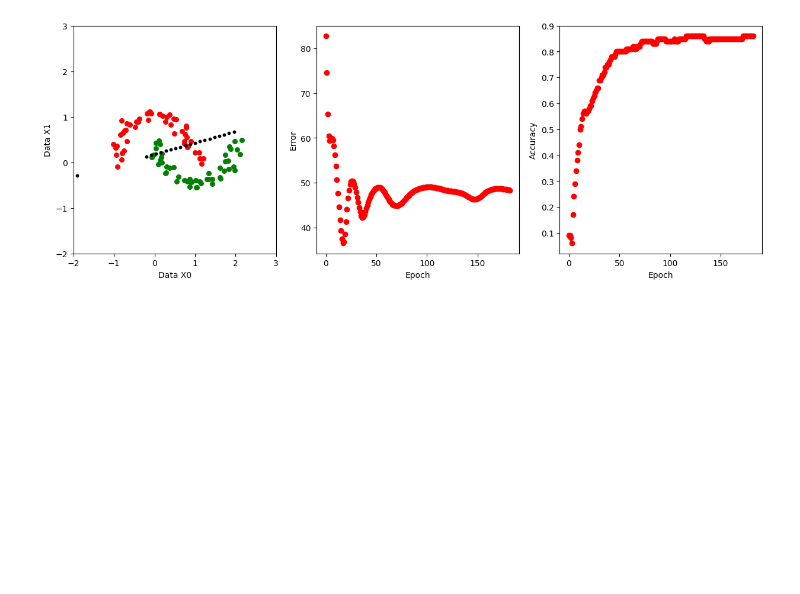
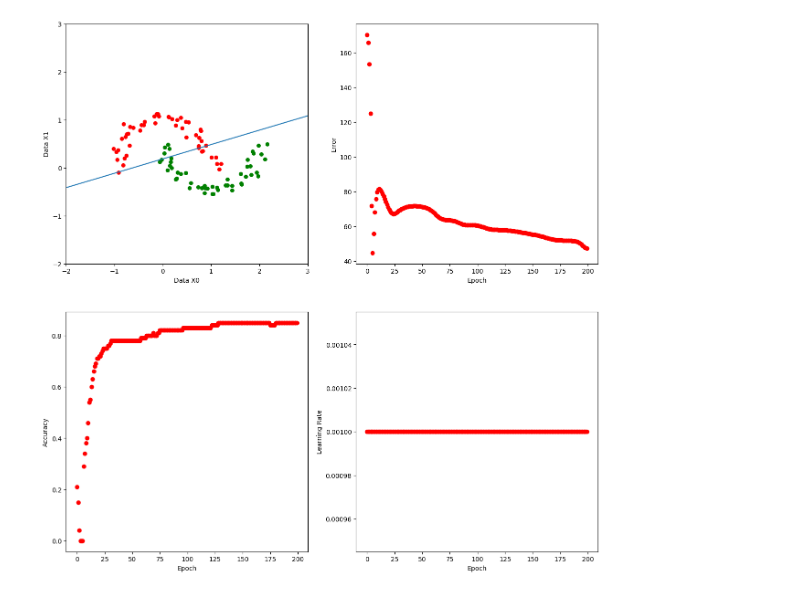
Before and after one commit to mihirgogate/micrograd, a Jupyter notebook: notebook.ipynb, the cells around one changed output. Saved outputs shown, nothing was run; the diff lists cells and outputs as text; code cells hidden in the pictures; blank space fills up the shorter version.

Commit message:
Use a line to plot the decision boundary instead of searching through all points

```diff
--- a/notebook.ipynb
+++ b/notebook.ipynb
@@ -266,10 +266,16 @@ def train(X, Y, n, plotter):
 
         # adjust the weights
         for p in n.parameters():
+            # direction = 1 if p.grad >= 0 else -1
             p.data = p.data - DELTA * p.grad
 
+
+        # get the x-intercept and y-intercept to show the decision boundary
+        [w0, w1, b] = n.parameters()
+        x_intercept = -b.data / w0.data
+        y_intercept = -b.data / w1.data
         # visualize the decision boundary
-        plotter.show_decision_boundary_and_stats(n, error, k, correct_predictions, incorrect_predictions)
+        plotter.show_decision_boundary_and_stats(n, error, k, correct_predictions, incorrect_predictions, DELTA, x_intercept, y_intercept)
 
 
 
@@ -277,67 +283,70 @@ class Plotter:
 
     def __init__(self, X, Y):
         # Create a figure for visualization the data
-        self.fig, ax = plt.subplots(1, 3, figsize=(15, 5))
+        self.fig, ax = plt.subplots(2, 2, figsize=(15, 15))
 
-        # figure to show the data
-        ax0 = ax[0]
-        ax0.set_xlim([-2, 3])
-        ax0.set_ylim([-2, 3])
-        ax0.set_xlabel("Data X0")
-        ax0.set_ylabel("Data X1")
+        # figure to show the decision boundary
+        self.decision_boundary_plot = ax[0][0]
+        self.decision_boundary_plot.set_xlim([-2, 3])
+        self.decision_boundary_plot.set_ylim([-2, 3])
+        self.decision_boundary_plot.set_xlabel("Data X0")
+        self.decision_boundary_plot.set_ylabel("Data X1")
 
         # figure to show the error plot
-        self.error_plot = ax[1]
+        self.error_plot = ax[0][1]
         self.error_plot.set_xlabel("Epoch")
         self.error_plot.set_ylabel("Error")
 
         # figure to show accuracy
-        self.accuracy_plot = ax[2]
+        self.accuracy_plot = ax[1][0]
         self.accuracy_plot.set_xlabel("Epoch")
         self.accuracy_plot.set_ylabel("Accuracy")
+
+        # figure to show learning rate
+        self.learning_rate_plot = ax[1][1]
+        self.learning_rate_plot.set_xlabel("Epoch")
+        self.learning_rate_plot.set_ylabel("Learning Rate")
 
         # Show the scatter plot for the input data
         for (x, y) in zip(X,Y):
             color = 'red' if y == -1 else 'green'
-            ax0.scatter(x[0], x[1], c=color, s=30)
-
-        # Create a scatter plot for indicating the decision boundary
-        self.scatter = ax0.scatter([0], [0], c='black', s=10)
+            self.decision_boundary_plot.scatter(x[0], x[1], c=color, s=30)
+        self.decision_boundary_line = self.decision_boundary_plot.axline([0, 0], [0, 0])
 
 
-    def show_decision_boundary_and_stats(self, predictor, error, k, correct_predictions, incorrect_predictions):
-        offsets = []
-        for x in np.arange(-2, 2, 0.03):
-            for y in np.arange(-2, 2, 0.03):
-                 pred = predictor([x, y])
-                 if abs(pred.data) < 0.1:
-                     offsets.append((x, y))
 
-        # draw the decision boundary scatter plot
-        self.scatter.set_offsets(offsets)
+    def show_decision_boundary_and_stats(self, predictor, error, k, correct_predictions, incorrect_predictions, learning_rate, x_intercept, y_intercept):
+        # update the decision boundary
+        self.decision_boundary_line.set_xy1(x_intercept, 0)
+        self.decision_boundary_line.set_xy2(0, y_intercept)
 
+        # update the error
         self.error_plot.plot(k, error.data, 'ro')
 
+        # update the accuracy
         accuracy = (correct_predictions) / (correct_predictions + incorrect_predictions)
         self.accuracy_plot.plot(k, accuracy, 'ro')
+
+        # update the learning rate
+        self.learning_rate_plot.plot(k, learning_rate, 'ro')
 
         clear_output(wait=True)
         display(self.fig)
 
     def close(self):
         plt.close()
 
 
 # create a plotter to visualize the training process
 plotter = Plotter(X, Y)
 
 # create a neuron
 n = Neuron(2)
 
 # Train the neuron with these hyper-parameters
 train(X, Y, n, plotter)
 
 # Close plotter when done
 plotter.close()
 # %% [output]
-[figure, old version]
+[figure, new version]
```
